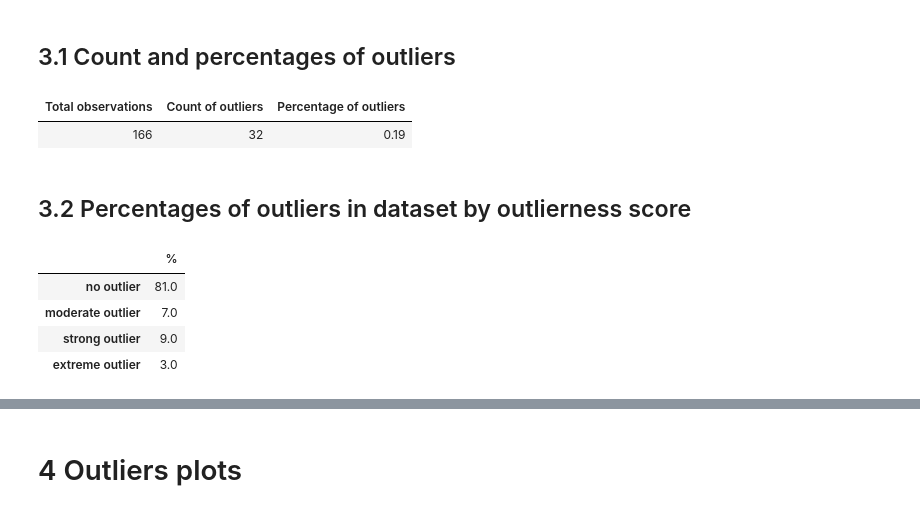
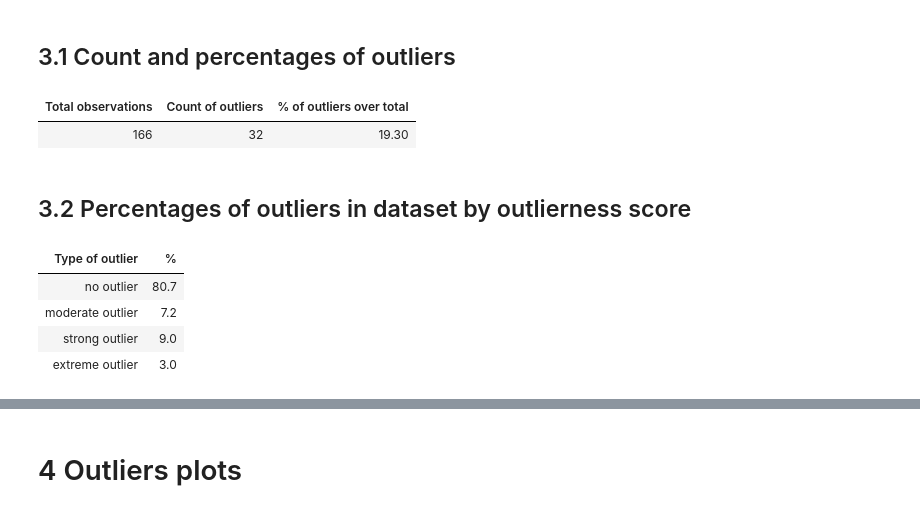
Before and after one commit to alkaest2002/mhsc, a Jupyter notebook: analysis.ipynb, the cells around one changed output, grey strips where cells are left out. Saved outputs shown, nothing was run; the diff lists cells and outputs as text; code cells hidden in the pictures.

```diff
--- a/analysis.ipynb
+++ b/analysis.ipynb
@@ -316,54 +330,58 @@ df.head()
 # %% [markdown]
 ## 3.1 Count and percentages of outliers
 # %%
-# count outliers columsn (except outlier_strength)
-count_of_outiers = df.filter(regex="outlier_").apply(lambda x: (x==-1).any(), axis=1).sum().astype(int)
-perc_of_otuliers = count_of_outiers / df.shape[0]
+# outliers count
+count_of_outliers = df.filter(regex="outlier_").apply(lambda x: (x==-1).any(), axis=1).sum().astype(int)
+# percentageof outliers
+perc_of_otuliers = round(count_of_outliers / df.shape[0] * 100, 1)
 
-# show percentages of identified outliers
+# table
 (
     pd.DataFrame({
         "Total observations": [df.shape[0]],
-        "Count of outliers": [count_of_outiers],
-        "Percentage of outliers": [perc_of_otuliers]})
+        "Count of outliers": [count_of_outliers],
+        "% of outliers over total": [perc_of_otuliers]})
         .style
             .hide()
             .format(precision=2)
 )
 # %% [output]
-| Total observations | Count of outliers | Percentage of outliers |
-| 166 | 32 | 0.19 |
+| Total observations | Count of outliers | % of outliers over total |
+| 166 | 32 | 19.30 |
-# %% [markdown]
-## 3.2 Percentages of outliers in dataset by outlierness score
+# %% [markdown]
+## 3.2 Percentages of outliers in dataset by outlierness score
 # %%
 # select outlier columns (except missing, as in our dataset there are no profiles with missing items)
 outliers_columns = df.filter(regex="outlier_(?!missing)").columns.to_list()
 
 # compute outliers data
 outliers_data = (df[outliers_columns]
         .value_counts(normalize=True)
         .to_frame()
         .iloc[1:]
         .reset_index(drop=False))
 
 outlier_scores = (
     df.pivot_table(index=outliers_columns, values="bio_gender", aggfunc=np.size).reset_index(drop=False)
 )
 
 grouping = pd.Series(
         ["extreme outlier","strong outlier","strong outlier","moderate outlier","strong outlier",
          "strong outlier","strong outlier","moderate outlier","moderate outlier","moderate outlier","no outlier"])
 
-((outlier_scores.groupby(grouping)["bio_gender"].sum() / df.shape[0]
+(
+    (outlier_scores.groupby(grouping)["bio_gender"].sum() / df.shape[0])
+        .to_frame()
+        .reindex(["no outlier", "moderate outlier","strong outlier","extreme outlier"])
+        .reset_index(drop=False)
+        .rename(columns={"index":"Type of outlier", "bio_gender": "%"})
+        .style
+            .hide()
+            .format(lambda x: round(x*100, 1), subset=["%"])
 )
-    .to_frame()
-    .reindex(["no outlier", "moderate outlier","strong outlier","extreme outlier"])
-    .rename(columns={"bio_gender": "%"})
-    .round(2)*100
-)
 # %% [output]
-|  | % |
-| no outlier | 81.0 |
-| moderate outlier | 7.0 |
+| Type of outlier | % |
+| no outlier | 80.7 |
+| moderate outlier | 7.2 |
 | strong outlier | 9.0 |
 | extreme outlier | 3.0 |
```
Also changed, not shown: parts of 32 cells of this notebook, 4 other files.
